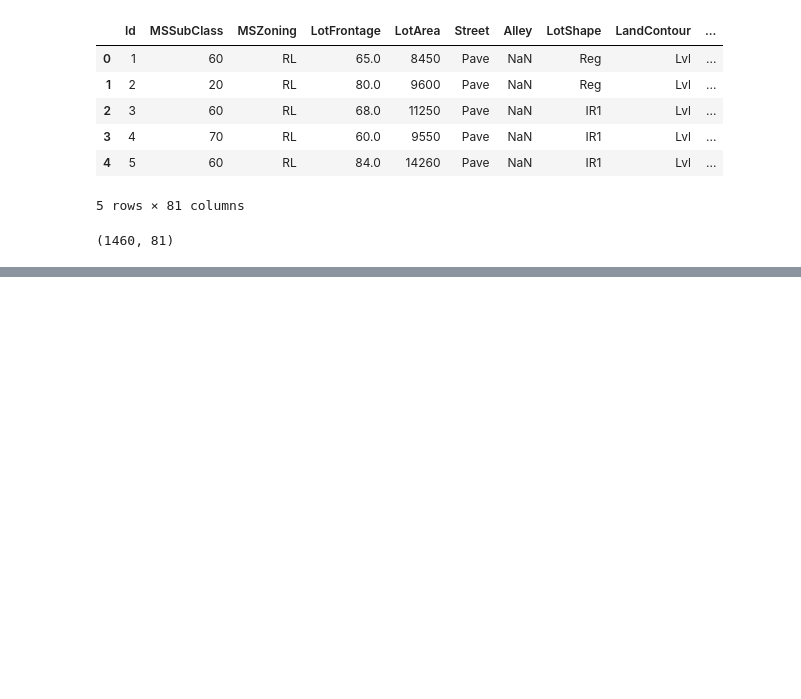
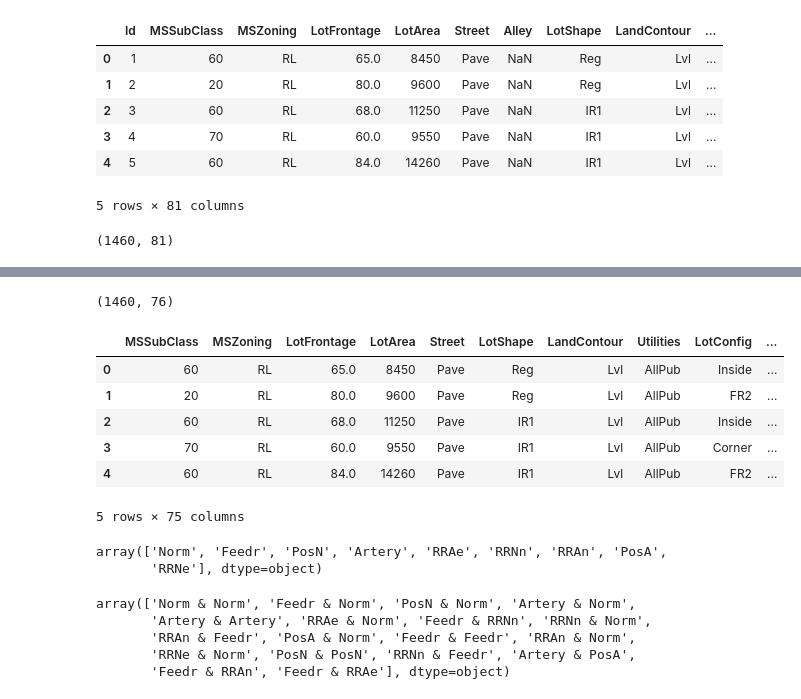
Before and after one commit to aditya699/Hackathon2, a Jupyter notebook: Testing/data_preprocessing.ipynb, the cells around one changed output, grey strips where cells are left out. Saved outputs shown, nothing was run; the diff lists cells and outputs as text; code cells hidden in the pictures; blank space fills up the shorter version.

```diff
--- a/Testing/data_preprocessing.ipynb
+++ b/Testing/data_preprocessing.ipynb
@@ -19,3 +19,9 @@ dataframe.head()
 dataframe.shape
 # %% [output]
 (1460, 81)
+# %%
+data_meta=pd.DataFrame(dataframe.isnull().sum()/len(dataframe)).reset_index().rename(columns={0:"Nulls"})
+
+data_meta_1=data_meta[data_meta['Nulls']>=0.40]
+for i in data_meta_1['index']:
+    dataframe.drop(i,inplace=True,axis=1)
@@ -21,0 +44,21 @@ dataframe.shape
+# %%
+dataframe.shape
+# %% [output]
+(1460, 76)
+# %%
+dataframe.drop('Id',axis=1,inplace=True)
+# %%
+dataframe.head()
+# %% [output]
+|  | MSSubClass | MSZoning | LotFrontage | LotArea | Street | LotShape | LandContour | Utilities | LotConfig | ... |
+| 0 | 60 | RL | 65.0 | 8450 | Pave | Reg | Lvl | AllPub | Inside | ... |
+| 1 | 20 | RL | 80.0 | 9600 | Pave | Reg | Lvl | AllPub | FR2 | ... |
+| 2 | 60 | RL | 68.0 | 11250 | Pave | IR1 | Lvl | AllPub | Inside | ... |
+| 3 | 70 | RL | 60.0 | 9550 | Pave | IR1 | Lvl | AllPub | Corner | ... |
+| 4 | 60 | RL | 84.0 | 14260 | Pave | IR1 | Lvl | AllPub | FR2 | ... |
+5 rows × 75 columns
+# %%
+dataframe['Condition1'].unique()
+# %% [output]
+array(['Norm', 'Feedr', 'PosN', 'Artery', 'RRAe', 'RRNn', 'RRAn', 'PosA',
+       'RRNe'], dtype=object)
@@ -21,0 +67,8 @@ dataframe.shape
+# %%
+dataframe['Conditions'].unique()
+# %% [output]
+array(['Norm & Norm', 'Feedr & Norm', 'PosN & Norm', 'Artery & Norm',
+       'Artery & Artery', 'RRAe & Norm', 'Feedr & RRNn', 'RRNn & Norm',
+       'RRAn & Feedr', 'PosA & Norm', 'Feedr & Feedr', 'RRAn & Norm',
+       'RRNe & Norm', 'PosN & PosN', 'RRNn & Feedr', 'Artery & PosA',
+       'Feedr & RRAn', 'Feedr & RRAe'], dtype=object)
```
Also changed, not shown: parts of 20 cells of this notebook, 1 other file.
